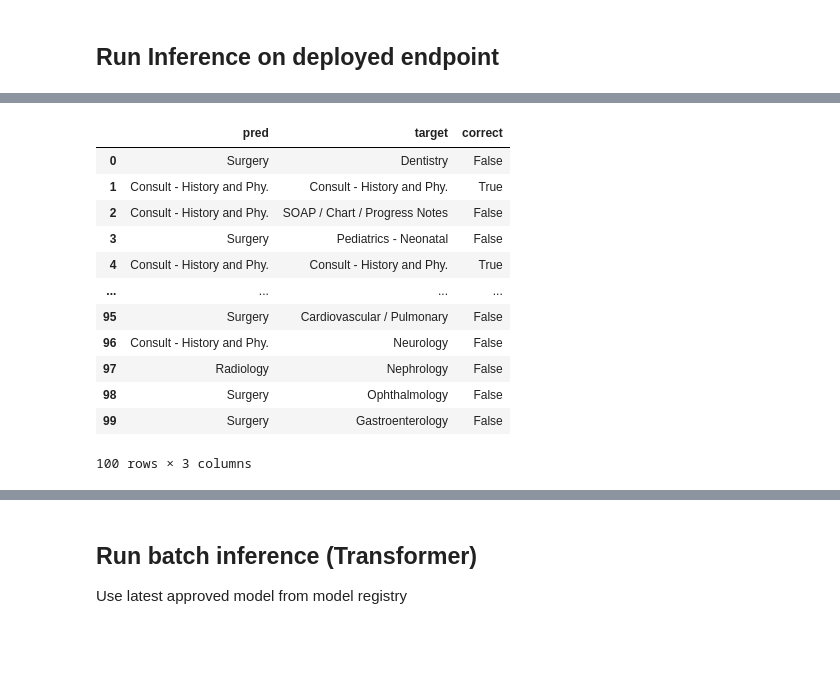
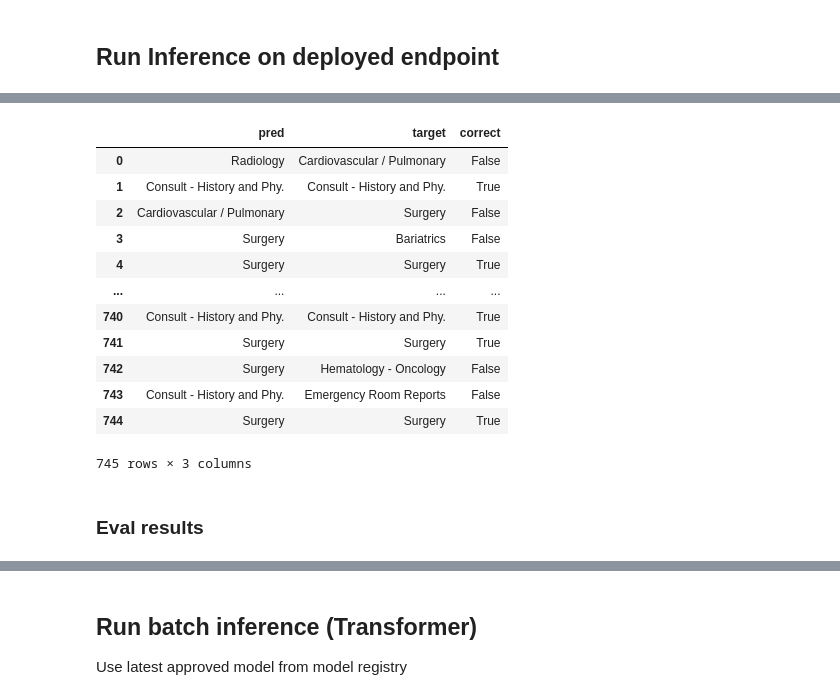
Before and after one commit to ml6team/aws-promote-code, a Jupyter notebook: training_pipeline/test.ipynb, the cells around one changed output, grey strips where cells are left out. Saved outputs shown, nothing was run; the diff lists cells and outputs as text; code cells hidden in the pictures; blank space fills up the shorter version.

```diff
--- a/training_pipeline/test.ipynb
+++ b/training_pipeline/test.ipynb
@@ -25,7 +26,13 @@ default_bucket = session.default_bucket()
 iam = boto3.client('iam')
 role_arn = iam.get_role(RoleName=f'101436505502-sagemaker-exec')['Role']['Arn']
 
-# load local csv
-df = pd.read_csv("data/mtsamples.csv")
-df = df[df["transcription"].notna()]
+# get eval data from S3
+s3_client = boto3.client("s3")
+file_path = 'data/val.csv'
+
+s3_object = s3_client.get_object(Bucket=default_bucket, Key=file_path)
+body = s3_object['Body']
+csv_string = body.read().decode('utf-8')
+df = pd.read_csv(StringIO(csv_string), index_col=0)
 df.reset_index(drop=True, inplace=True)
+df.head()
@@ -33,11 +47,14 @@ df.reset_index(drop=True, inplace=True)
 ## Run Inference on deployed endpoint
 # %%
 # get random sample
-n_samples = 100
-idx = np.random.randint(len(df), size=n_samples)
-inputs = df.loc[idx].transcription.tolist()
-targets = df.loc[idx].medical_specialty.tolist()
+# n_samples = 1000
+# idx = np.random.randint(len(df), size=n_samples)
+# inputs = df.loc[idx].transcription.tolist()
+# targets = df.loc[idx].medical_specialty.tolist()
 
-# for t, i in zip(targets, inputs):
-#     text_block = re.sub("(.{120})", "\\1\n", i, 0, re.DOTALL)
-#     print(f"'{t}': \n {text_block[:500]} ... \n")
+inputs = df.transcription.tolist()
+targets = df.medical_specialty.tolist()
+
+for t, i in zip(targets, inputs):
+    text_block = re.sub("(.{120})", "\\1\n", i, 0, re.DOTALL)
+    print(f"'{t}': \n {text_block[:500]} ... \n")
@@ -44,36 +79,38 @@ targets = df.loc[idx].medical_specialty.tolist()
 # %%
-endpoint_name = "2-2023-04-18-12-29-54-071"
+endpoint_name = "3-2023-04-19-11-00-26-527"
 CONTENT_TYPE_JSON = "application/json"
 payload = json.dumps({"instances":inputs})
 
 response = client.invoke_endpoint(
     EndpointName=endpoint_name,
     ContentType=CONTENT_TYPE_JSON,
     Accept=CONTENT_TYPE_JSON,
     Body=payload,
 )
 
 prediction = json.loads(response["Body"].read())["prediction"]
 
 results = pd.DataFrame()
 results["pred"] = prediction
 results["target"] = targets
 results["correct"] = results.apply(lambda x: x.pred == x.target, axis=1)
 results
 # %% [output]
 |  | pred | target | correct |
-| 0 | Surgery | Dentistry | False |
+| 0 | Radiology | Cardiovascular / Pulmonary | False |
 | 1 | Consult - History and Phy. | Consult - History and Phy. | True |
-| 2 | Consult - History and Phy. | SOAP / Chart / Progress Notes | False |
-| 3 | Surgery | Pediatrics - Neonatal | False |
-| 4 | Consult - History and Phy. | Consult - History and Phy. | True |
+| 2 | Cardiovascular / Pulmonary | Surgery | False |
+| 3 | Surgery | Bariatrics | False |
+| 4 | Surgery | Surgery | True |
 | ... | ... | ... | ... |
-| 95 | Surgery | Cardiovascular / Pulmonary | False |
-| 96 | Consult - History and Phy. | Neurology | False |
-| 97 | Radiology | Nephrology | False |
-| 98 | Surgery | Ophthalmology | False |
-| 99 | Surgery | Gastroenterology | False |
+| 740 | Consult - History and Phy. | Consult - History and Phy. | True |
+| 741 | Surgery | Surgery | True |
+| 742 | Surgery | Hematology - Oncology | False |
+| 743 | Consult - History and Phy. | Emergency Room Reports | False |
+| 744 | Surgery | Surgery | True |
-100 rows × 3 columns
+745 rows × 3 columns
+# %% [markdown]
+### Eval results
 # %%
 counts_tar = results['target'].value_counts()
 counts_pred = results['pred'].value_counts()
```
Also changed, not shown: parts of 11 cells of this notebook, 3 other files.
